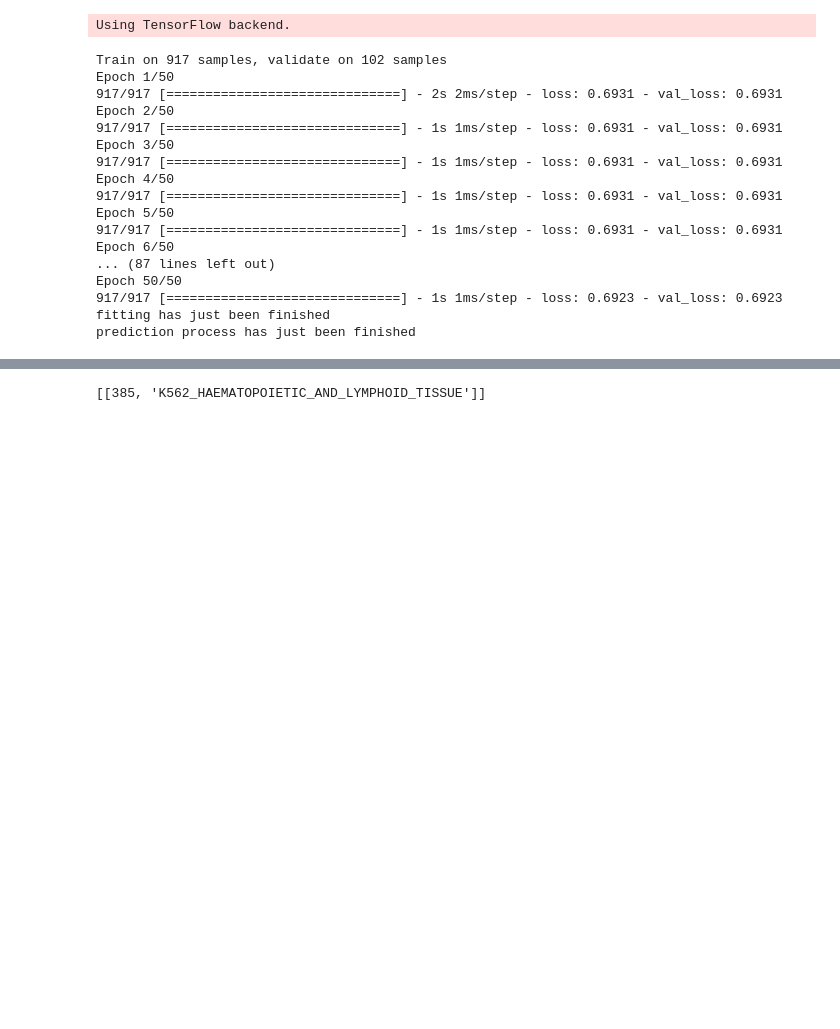
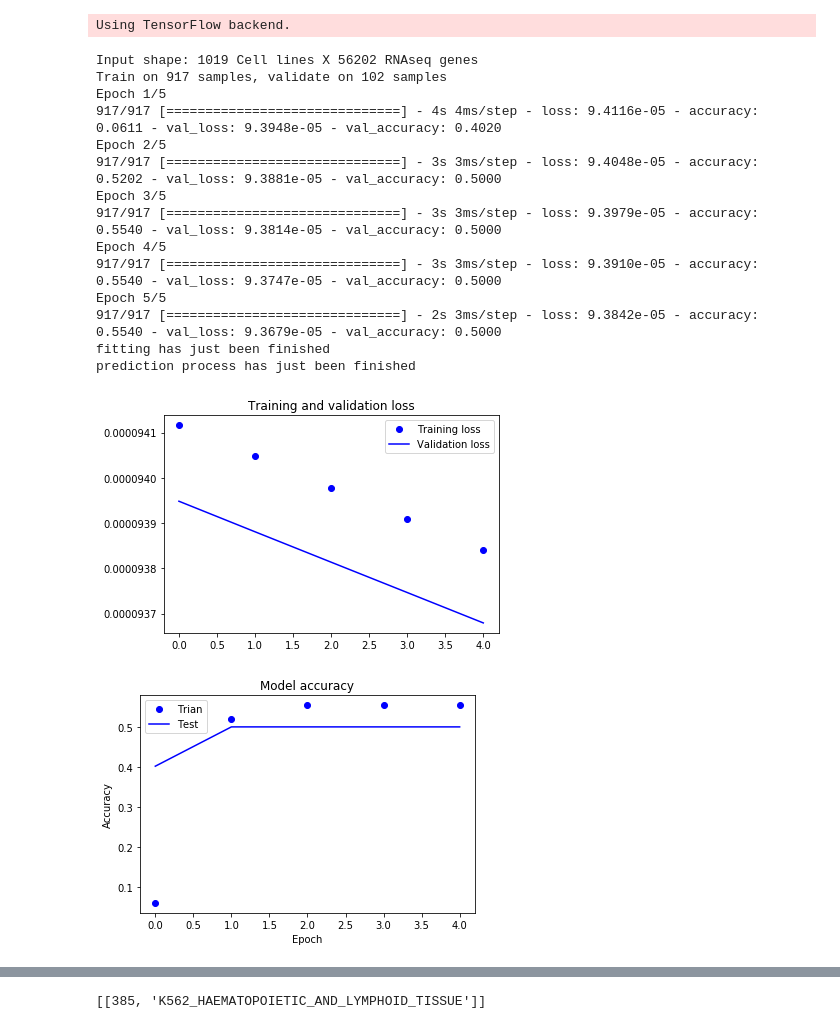
Before and after one commit to goodarzilab/Abe, a Jupyter notebook: Projects/GI_predictor/DLmodel.ipynb, the cells around one changed output, grey strips where cells are left out. Cells and saved outputs as stored; diff of their text form; code cells hidden in the pictures; blank space fills up the shorter version.

```diff
--- a/Projects/GI_predictor/DLmodel.ipynb
+++ b/Projects/GI_predictor/DLmodel.ipynb
@@ -103,23 +141,23 @@ def simple_autoencoder(df, encoding_dim = 32, test_size=0.10, batch_size = 256,
 # %%
 data = read_data()
 cell_lines = data['meta']['cell_lines']
+df = data['df']
-# %%
-model = simple_autoencoder(data['df'])
-# %% [output]
-Train on 917 samples, validate on 102 samples
-Epoch 1/50
-917/917 [==============================] - 2s 2ms/step - loss: 0.6931 - val_loss: 0.6931
-Epoch 2/50
-917/917 [==============================] - 1s 1ms/step - loss: 0.6931 - val_loss: 0.6931
-Epoch 3/50
-917/917 [==============================] - 1s 1ms/step - loss: 0.6931 - val_loss: 0.6931
-Epoch 4/50
-917/917 [==============================] - 1s 1ms/step - loss: 0.6931 - val_loss: 0.6931
-Epoch 5/50
-917/917 [==============================] - 1s 1ms/step - loss: 0.6931 - val_loss: 0.6931
-Epoch 6/50
-... (87 lines left out)
-Epoch 50/50
-917/917 [==============================] - 1s 1ms/step - loss: 0.6923 - val_loss: 0.6923
-fitting has just been finished
-prediction process has just been finished
+# %%
+simple_autoencoder(df)
+# %% [output]
+Input shape: 1019 Cell lines X 56202 RNAseq genes
+Train on 917 samples, validate on 102 samples
+Epoch 1/5
+917/917 [==============================] - 4s 4ms/step - loss: 9.4116e-05 - accuracy: 0.0611 - val_loss: 9.3948e-05 - val_accuracy: 0.4020
+Epoch 2/5
+917/917 [==============================] - 3s 3ms/step - loss: 9.4048e-05 - accuracy: 0.5202 - val_loss: 9.3881e-05 - val_accuracy: 0.5000
+Epoch 3/5
+917/917 [==============================] - 3s 3ms/step - loss: 9.3979e-05 - accuracy: 0.5540 - val_loss: 9.3814e-05 - val_accuracy: 0.5000
+Epoch 4/5
+917/917 [==============================] - 3s 3ms/step - loss: 9.3910e-05 - accuracy: 0.5540 - val_loss: 9.3747e-05 - val_accuracy: 0.5000
+Epoch 5/5
+917/917 [==============================] - 2s 3ms/step - loss: 9.3842e-05 - accuracy: 0.5540 - val_loss: 9.3679e-05 - val_accuracy: 0.5000
+fitting has just been finished
+prediction process has just been finished
+[figure, added]
+[figure, added]
```
Also changed, not shown: parts of 3 cells of this notebook, 1 other file.
